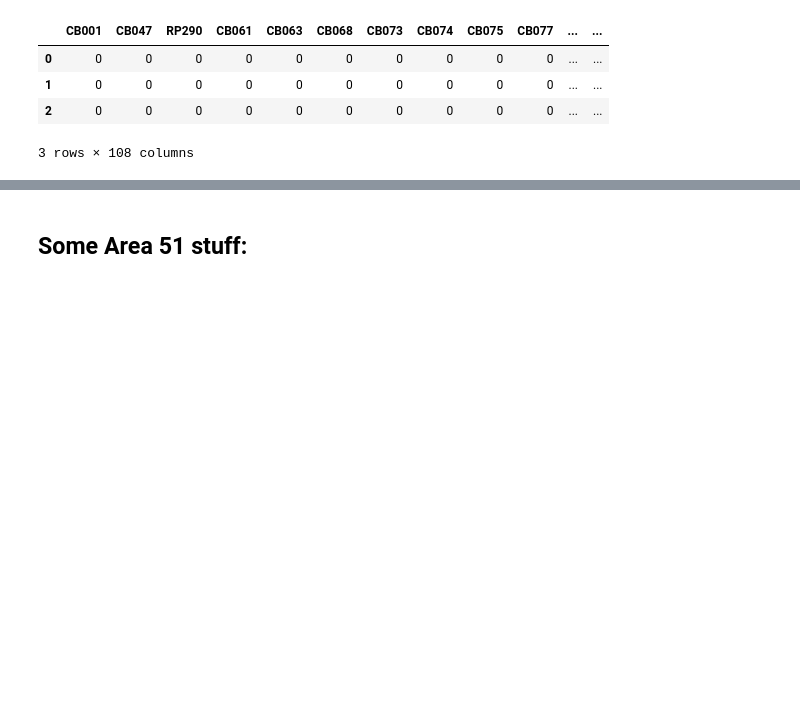
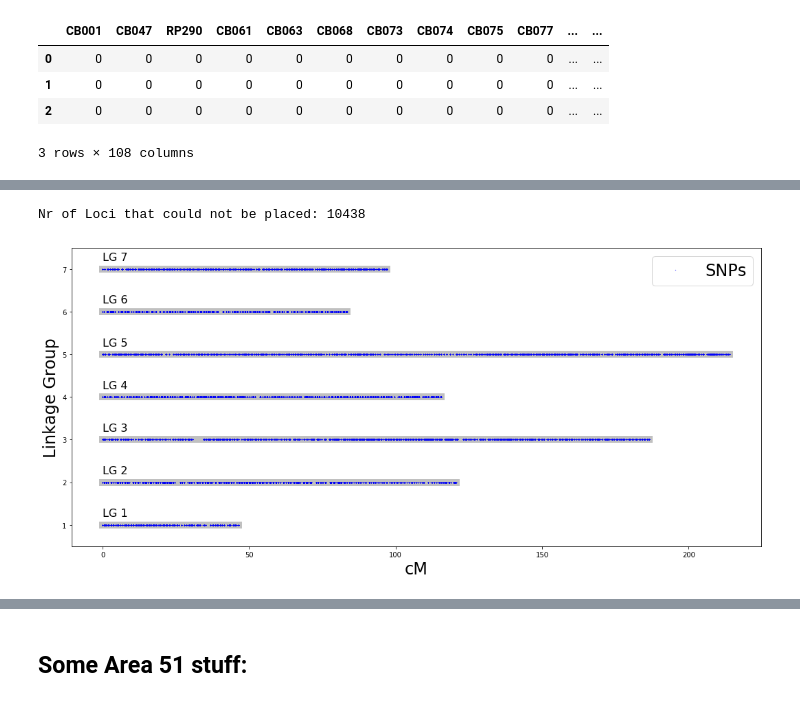
Before and after one commit to hringbauer/Boechera_Analysis, a Jupyter notebook: snp_freqs.ipynb, the cells around one changed output, grey strips where cells are left out. Drawn from its saved outputs; the diff is of its cells as text; code cells hidden in the pictures; blank space fills up the shorter version.

```diff
--- a/snp_freqs.ipynb
+++ b/snp_freqs.ipynb
@@ -103,0 +212,13 @@ plt.show()
+# %%
+# Load the Linkage Map of all Markers:
+print("Loading Linkage Map...")
+data_path = "Data0.1/7LGs_0916.fmap"
+lm = pd.read_csv(data_path, sep="\t")
+print("Nr. Linkage Map Entries: %i" % lm.shape[0])
+
+s = lm["start"] > lm["end"]
+print("Swapped Starts and Ends: %i" % np.sum(s))
+
+print("Swapping Values...")
+lm.loc[s, ['start','end']] = lm.loc[s, ['end','start']].values
+print("Swapping Complete!!")
@@ -103,0 +289,39 @@ plt.show()
+# %%
+# How many Loci could not be placed:
+
+print("Nr of Loci that could not be placed: %i" % np.sum(chroms==0))
+# Add the new columns:
+#df["cm"]=cms
+#df["chr"]=chroms
+df.to_csv('Data_Clean/genotypes.gz', index=False, compression="gzip") # Save to new File
+# %% [output]
+Nr of Loci that could not be placed: 10438
+# %%
+# Plot the Figure:
+chr_nr = 7
+
+mins=np.zeros(chr_nr)
+maxs=np.zeros(chr_nr)
+
+# Determine the Min Max for each Chromosome
+for i in xrange(chr_nr):
+    sub=df[df["chr"]==i+1] # Extract all matching chromosomes
+    mins[i]=np.min(sub["cm"])
+    maxs[i]=np.max(sub["cm"])
+
+
+plt.figure(figsize=(18,8))
+# Make the base lines
+for i in xrange(chr_nr):
+    plt.plot([0,maxs[i]], [i+1,i+1],linewidth=10, zorder=0, color="Silver")
+    plt.text(0, i+1.2,"LG %i" % (i+1), fontsize=16)
+
+# Plot the Markers:
+plt.ylim([0.5,7.5])
+plt.plot(df["cm"], df["chr"],"bo", markersize=0.3, label="SNPs", zorder=1)
+plt.legend(fontsize=24)
+plt.ylabel("Linkage Group", fontsize=24)
+plt.xlabel("cM", fontsize=24)
+plt.show()
+# %% [output]
+[figure, added]
```
Also changed, not shown: parts of 19 cells of this notebook, 1 other file.
